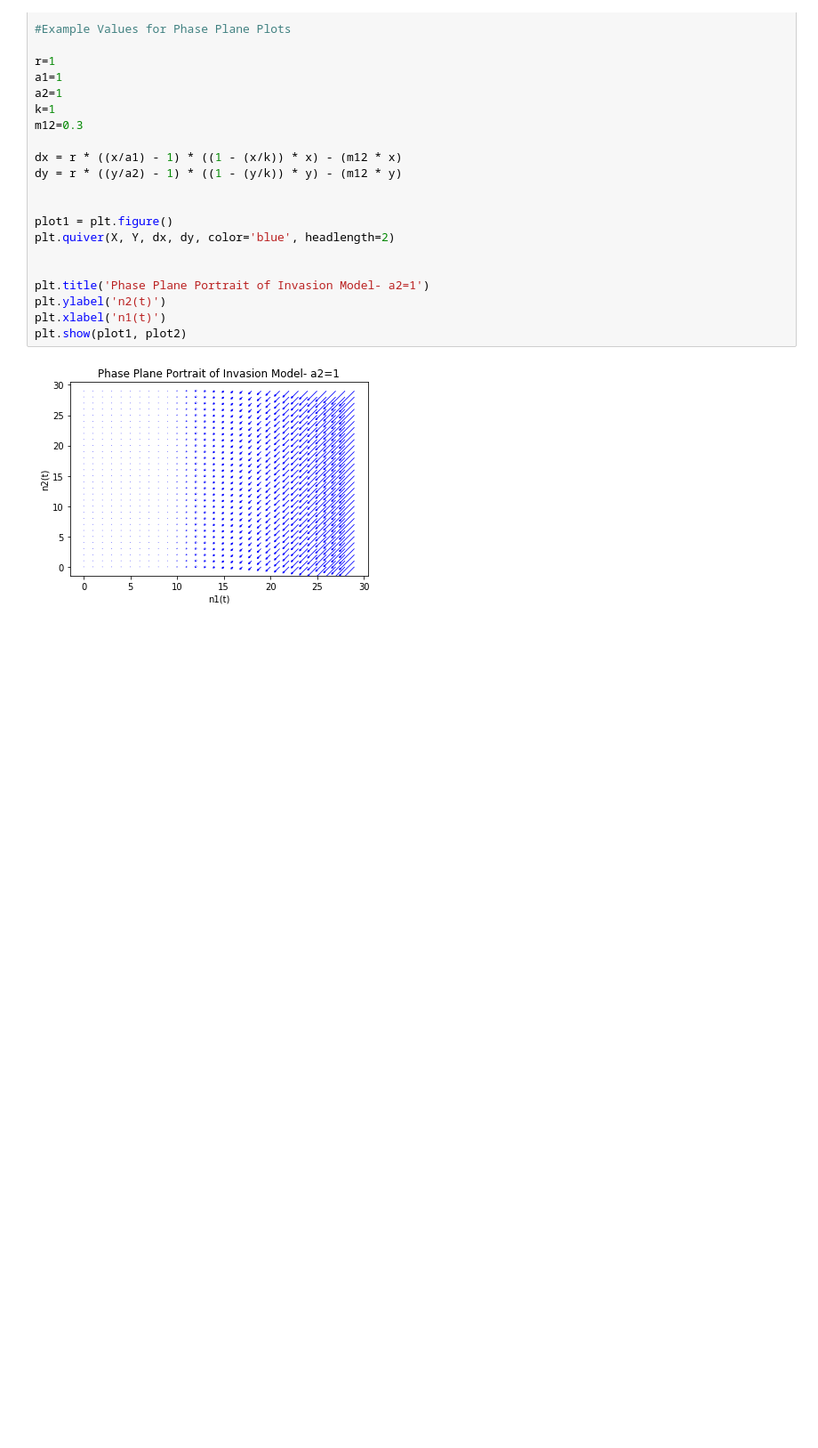
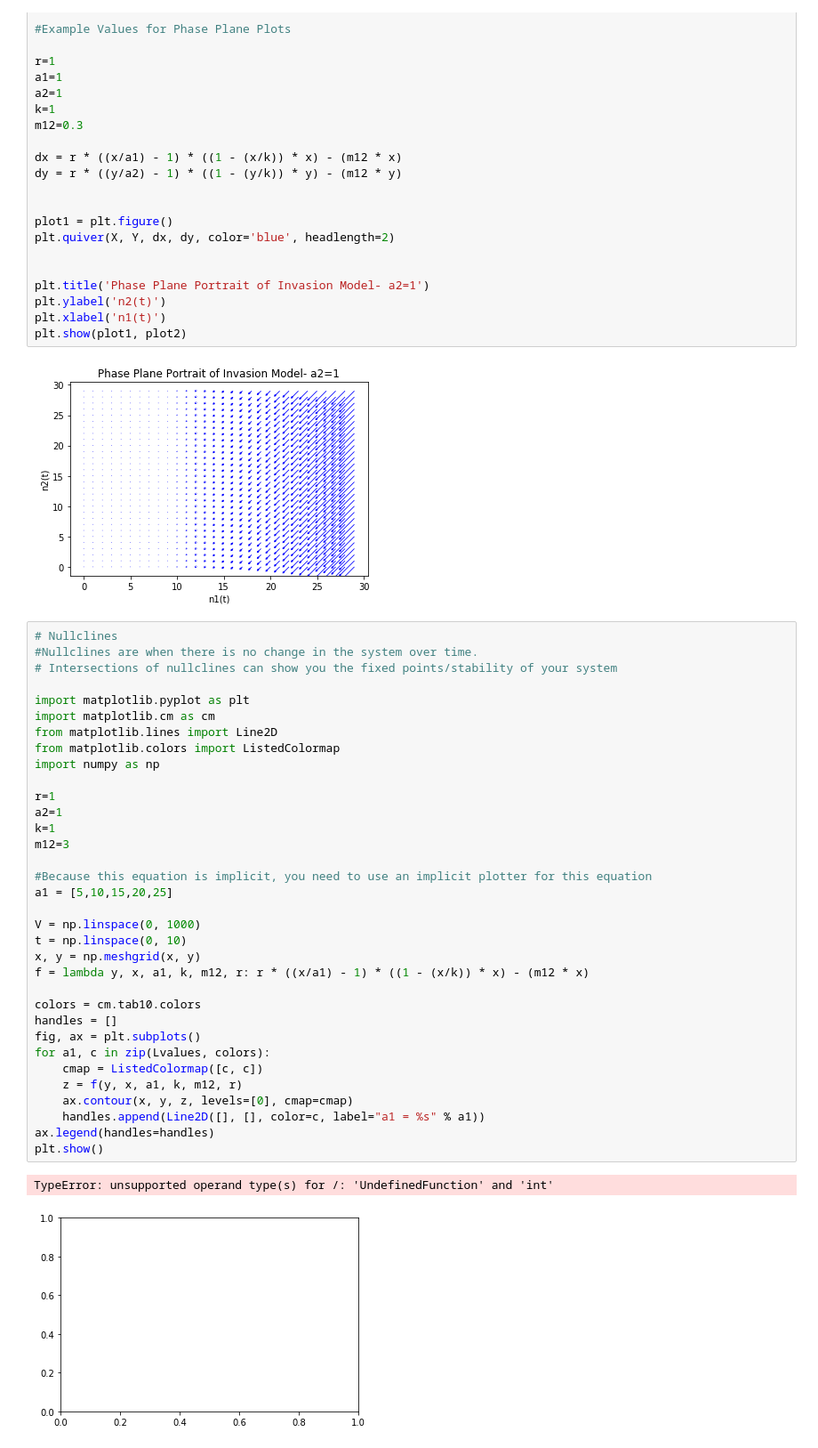
Before and after one commit to ewoodwar/Final-project-2023-AARMS, a Jupyter notebook: ODE Solver_ AARMS 2023.ipynb, the cells around one changed output. Shown at 89% size. Drawn from its saved outputs; the diff is of its cells as text; blank space fills up the shorter version.

```diff
--- a/ODE Solver_ AARMS 2023.ipynb
+++ b/ODE Solver_ AARMS 2023.ipynb
@@ -96,3 +95,40 @@ plt.xlabel('n1(t)')
 plt.show(plot1, plot2)
 # %% [output]
 [figure]
+# %%
+# Nullclines
+#Nullclines are when there is no change in the system over time.
+# Intersections of nullclines can show you the fixed points/stability of your system
+
+import matplotlib.pyplot as plt
+import matplotlib.cm as cm
+from matplotlib.lines import Line2D
+from matplotlib.colors import ListedColormap
+import numpy as np
+
+r=1
+a2=1
+k=1
+m12=3
+
+#Because this equation is implicit, you need to use an implicit plotter for this equation
+a1 = [5,10,15,20,25]
+
+V = np.linspace(0, 1000)
+t = np.linspace(0, 10)
+x, y = np.meshgrid(x, y)
+f = lambda y, x, a1, k, m12, r: r * ((x/a1) - 1) * ((1 - (x/k)) * x) - (m12 * x)
+
+colors = cm.tab10.colors
+handles = []
+fig, ax = plt.subplots()
+for a1, c in zip(Lvalues, colors):
+    cmap = ListedColormap([c, c])
+    z = f(y, x, a1, k, m12, r)
+    ax.contour(x, y, z, levels=[0], cmap=cmap)
+    handles.append(Line2D([], [], color=c, label="a1 = %s" % a1))
+ax.legend(handles=handles)
+plt.show()
+# %% [output]
+TypeError: unsupported operand type(s) for /: 'UndefinedFunction' and 'int'
+[figure, added]
```
Also changed, not shown: parts of 1 cell of this notebook.
